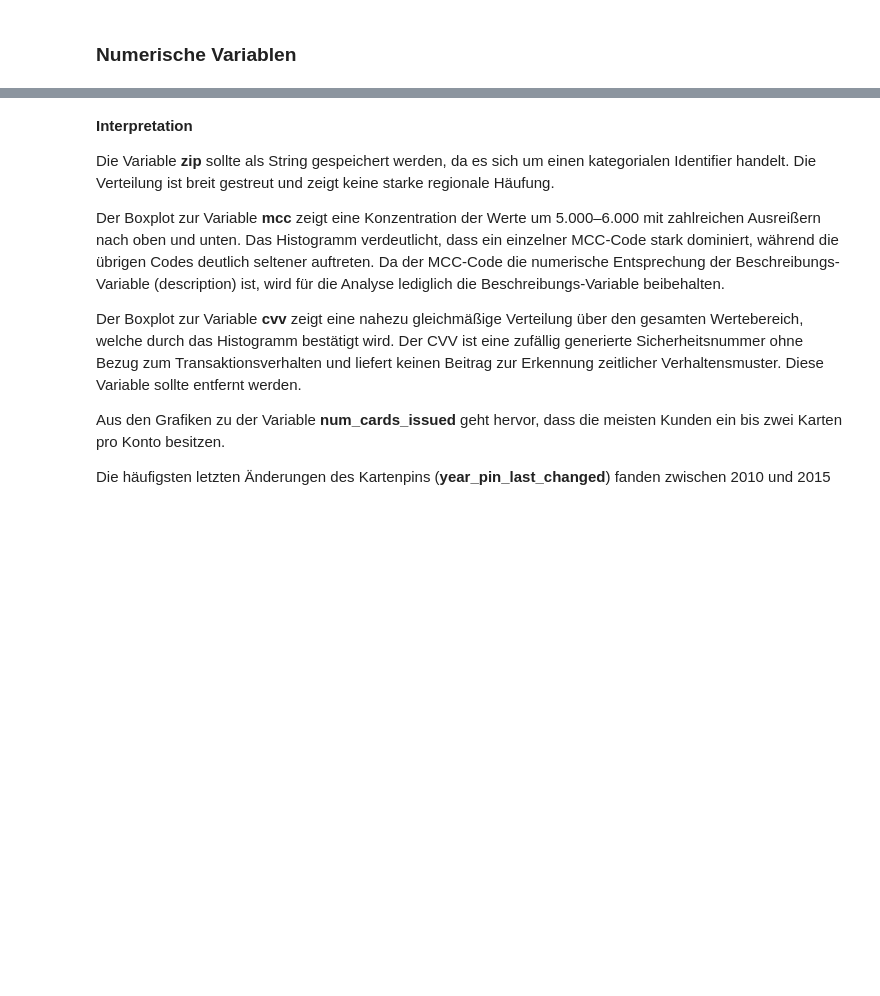
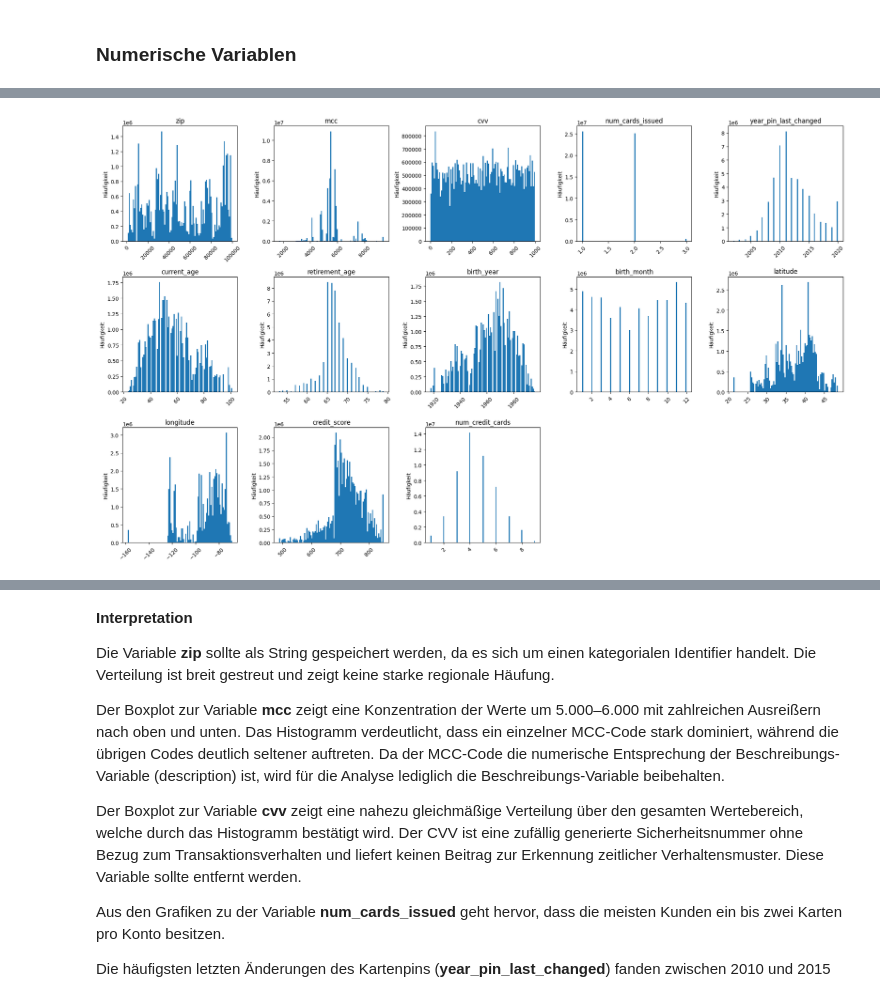
Before and after one commit to juliisch/DAMI01_DATA01, a Jupyter notebook: notebooks/01_Business_Data_Understanding.ipynb, the cells around one changed output, grey strips where cells are left out. Drawn from its saved outputs; the diff is of its cells as text; code cells hidden in the pictures; blank space fills up the shorter version.

```diff
--- a/notebooks/01_Business_Data_Understanding.ipynb
+++ b/notebooks/01_Business_Data_Understanding.ipynb
@@ -234,12 +329,13 @@ Bei den meisten Kunden liegt keine oder nur eine geringe Verschuldung (**total_d
 # %% [markdown]
 ### Numerische Variablen
 # %%
-# Ausgabe der numerischen Variablennamen (ohne ID-Spalten)
+# Bestimmung der numerischen Variablen
 numerical_var = [
     col for col in df_transactions
     if df_transactions[col].dtype != "object"
 ]
 
+# Ausgabe der numerischen Variablennamen
 print("Numerischen Variablen:")
-for var in range(0, len(numerical_var), 10):
-    print(", ".join(numerical_var[var:var+10]))
+for i in range(0, len(numerical_var), 10):
+    print(", ".join(numerical_var[i:i+10]))
@@ -249,34 +367,37 @@ df_transactions[numerical_var].describe().T
 # %%
-# Histogramm der numerischen Variablen
+# Histogramm: Numerischen Variablen
 
-# ID-Variablen nicht anzeigen, da zu viele unterschiedliche Werte und ID-Variablen beinhalten keinen relevante Information
+# ID-Variablen nicht anzeigen, da sie zu viele unterschiedliche Werte besitzen
+# und keine inhaltlich relevante Information für die Analyse liefern
 id_cols = [
     "id_transaction", "client_id", "card_id",
     "merchant_id", "id_cards", "id_user", "card_number",
 ]
 numerical_var = [
     col for col in numerical_var
-    if col not in id_cols  # ID-Spalten nicht betrachten (kein Informationsgehalt)
+    # ID-Spalten nicht betrachten (kein Informationsgehalt)
+    if col not in id_cols
 ]
 
 n_cols = 5
 n_rows = math.ceil(len(numerical_var) / n_cols)
 fig, axes = plt.subplots(
     n_rows, n_cols, figsize=(20, 4*n_rows)
 )
 axes = axes.flatten()
 
 for i, col in enumerate(numerical_var):
     axes[i].hist(df_transactions[col], bins=100)
     axes[i].set_title(col)
     axes[i].set_ylabel("Häufigkeit")
-    axes[i].xaxis.set_major_formatter(mtick.StrMethodFormatter("{x:,.0f}"))
     axes[i].tick_params(axis="x", rotation=45)
 
 # Leere Subplots entfernen
 for j in range(len(numerical_var), len(axes)):
     axes[j].axis("off")
 
 plt.tight_layout()
 plt.show()
+# %% [output]
+[figure, added]
 # %%
```
Also changed, not shown: parts of 25 cells of this notebook, 50 other files.
